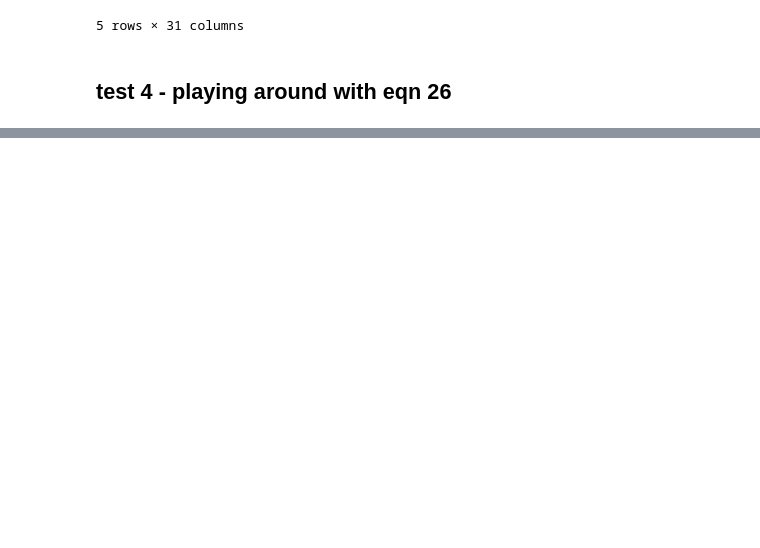
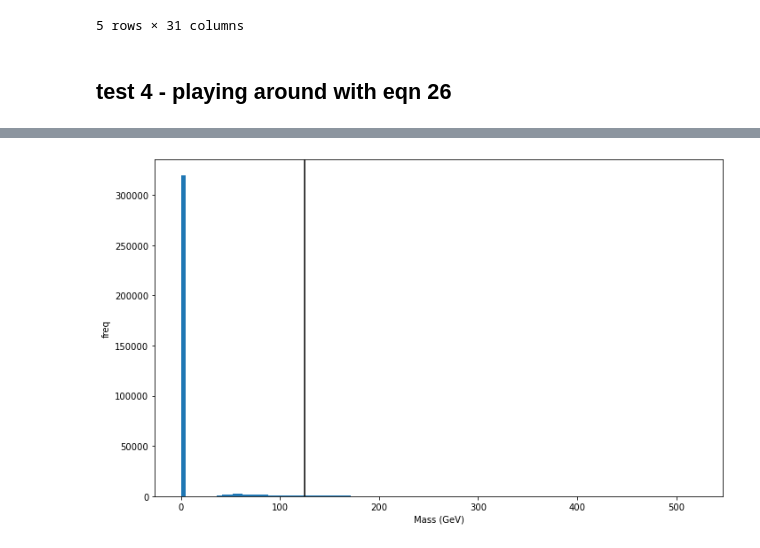
Before and after one commit to stanleyycheung/MSci-Project-HiggsTauTau, a Jupyter notebook: stanley/testing.ipynb, the cells around one changed output, grey strips where cells are left out. Saved outputs shown, nothing was run; the diff lists cells and outputs as text; code cells hidden in the pictures; blank space fills up the shorter version.

```diff
--- a/stanley/testing.ipynb
+++ b/stanley/testing.ipynb
@@ -580,0 +715,10 @@ array([-4.93589531,  4.50954354])
+# %%
+plt.figure(figsize=(10,6))
+plt.hist(closest_soln_one, bins=100)
+plt.axvline(125, color='black')
+plt.xlabel('Mass (GeV)')
+plt.ylabel('freq')
+plt.tight_layout()
+plt.show()
+# %% [output]
+[figure, added]
```
Also changed, not shown: parts of 68 cells of this notebook, 18 other files.
